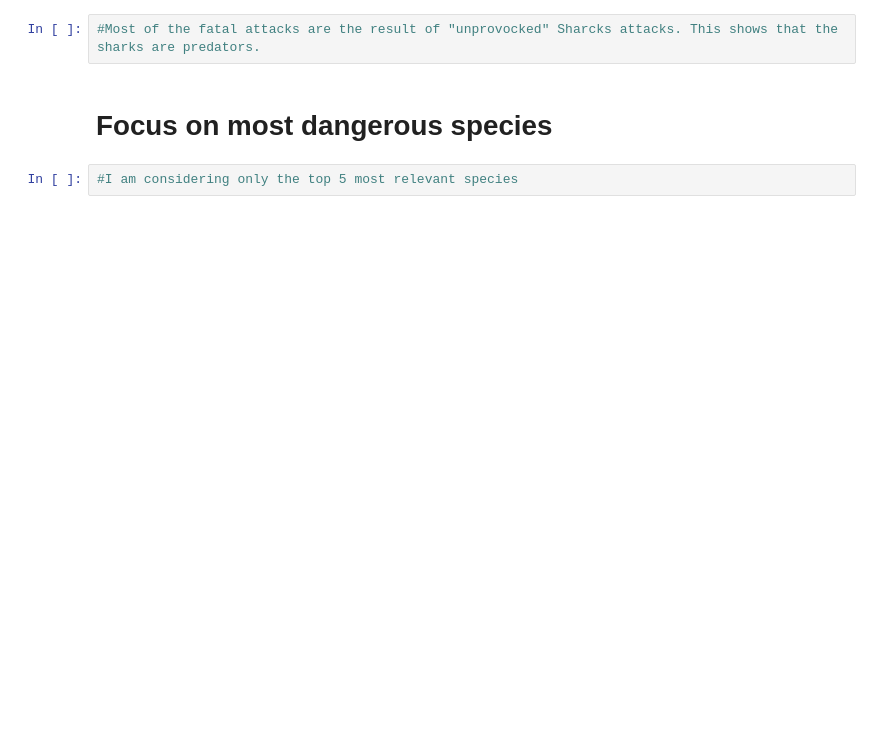
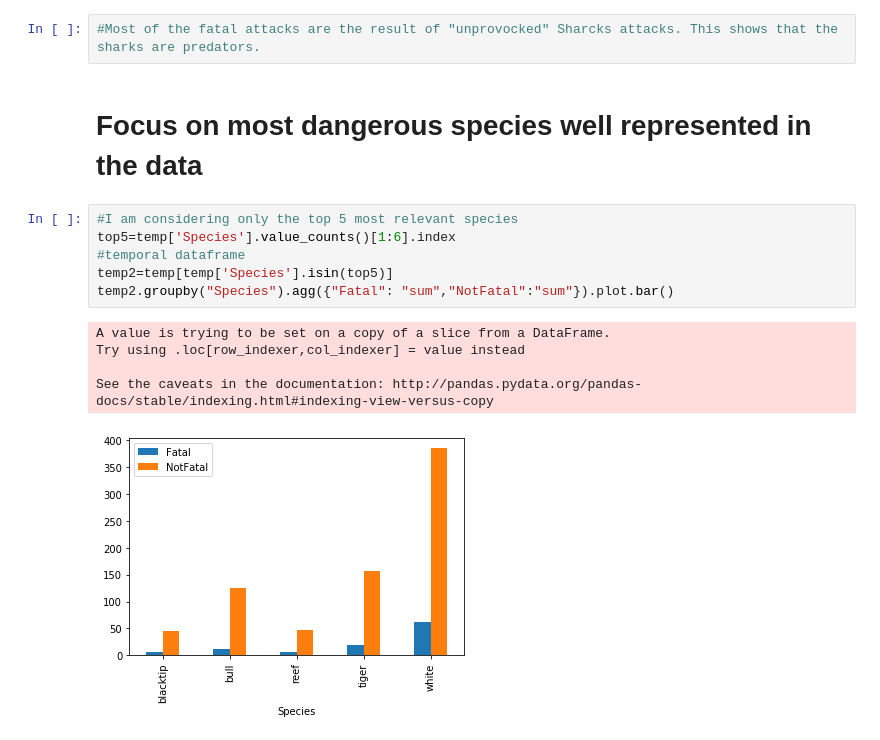
Before and after one commit to silviaserafini/SharksData, a Jupyter notebook: analysis.ipynb, the cells around one changed output. Saved outputs shown, nothing was run; the diff lists cells and outputs as text; blank space fills up the shorter version.

```diff
--- a/analysis.ipynb
+++ b/analysis.ipynb
@@ -78,6 +96,16 @@ temp1.groupby("Type").agg({"Fatal": "sum","NotFatal":"sum"}).plot.bar(rot=0,ylim
 # %%
 #Most of the fatal attacks are the result of "unprovocked" Sharcks attacks. This shows that the sharks are predators.
 # %% [markdown]
-# Focus on most dangerous species
+# Focus on most dangerous species well represented in the data
 # %%
 #I am considering only the top 5 most relevant species
+top5=temp['Species'].value_counts()[1:6].index
+#temporal dataframe
+temp2=temp[temp['Species'].isin(top5)]
+temp2.groupby("Species").agg({"Fatal": "sum","NotFatal":"sum"}).plot.bar()
+# %% [output]
+A value is trying to be set on a copy of a slice from a DataFrame.
+Try using .loc[row_indexer,col_indexer] = value instead
+
+See the caveats in the documentation: http://pandas.pydata.org/pandas-docs/stable/indexing.html#indexing-view-versus-copy
+[figure, added]
```
Also changed, not shown: parts of 8 cells of this notebook, 1 other file.
